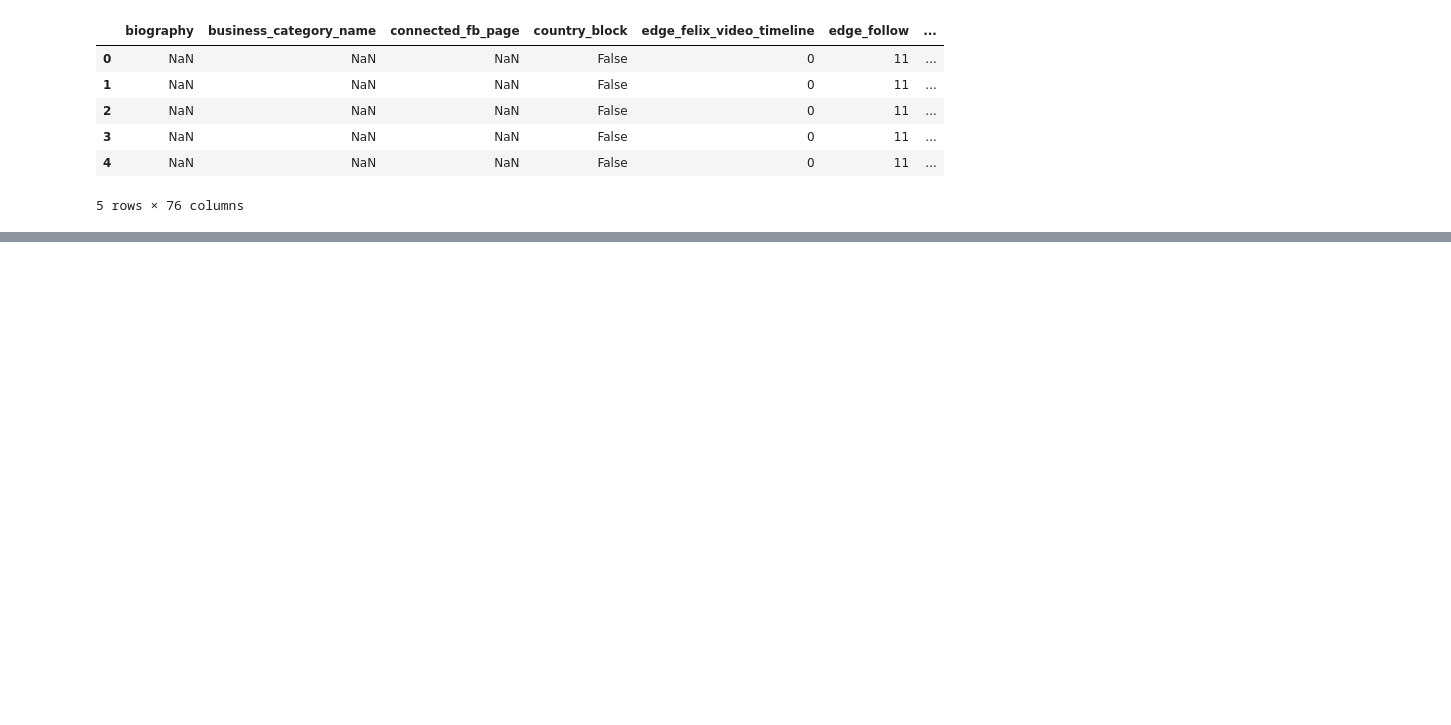
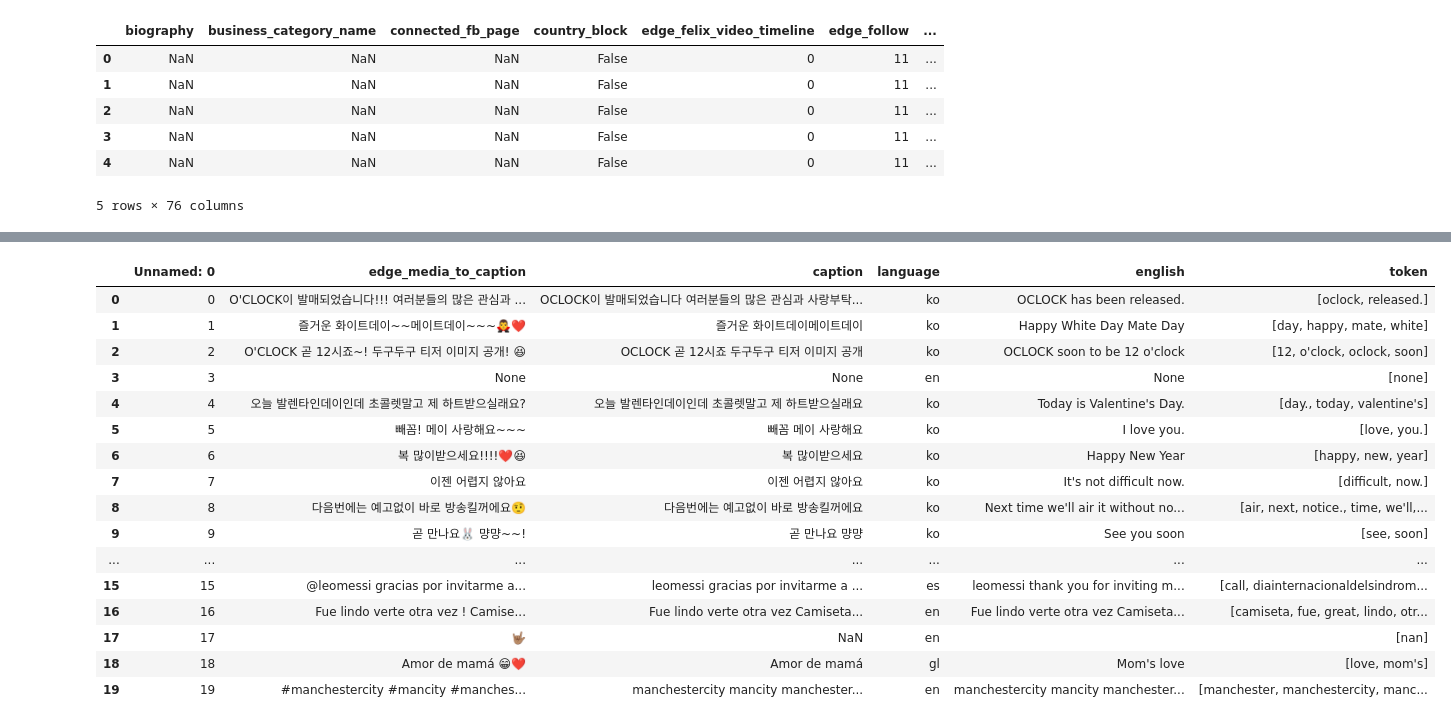
Before and after one commit to GuiZamorano/Instagram_Like_Predictor, a Jupyter notebook: Instagram_Predictor.ipynb, the cells around one changed output, grey strips where cells are left out. Cells and saved outputs as stored; diff of their text form; code cells hidden in the pictures; blank space fills up the shorter version.

```diff
--- a/Instagram_Predictor.ipynb
+++ b/Instagram_Predictor.ipynb
@@ -103,0 +349,2 @@ caption
+# %%
+caption = pd.read_csv('CleanCaptionDF.csv')
@@ -103,0 +360,56 @@ caption
+# %%
+sw = stopwords.words('english')
+np.array(sw)
+caption1['caption'] = ''
+translator = str.maketrans('', '', string.punctuation)
+stemmer= PorterStemmer()
+
+for i in range( 0, caption1['edge_media_to_caption'].size ):
+    if( (i+1)%1000 == 0 ):
+        print(str(round(i/caption1['edge_media_to_caption'].size*100))+"% done")
+    stem_result = []
+    input_str = str(caption1['edge_media_to_caption'][i]).lower() #convert to lowercase
+    #input_str = emoji_pattern.sub(r'', input_str) #remove emojis
+    #input_str = re.sub(r'#[A-Za-z0-9]+','',str(input_str)) #remove hashtags
+    #input_str = re.sub(r'@[A-Za-z0-9]+','',str(input_str)) #remove mentions
+
+    input_str = input_str.translate(translator) # remove punctuation #come back here
+    tokens = word_tokenize(input_str)
+    result = [i for i in tokens if not i in sw] # remove stop words
+    for word in result:
+        stem_result.append(stemmer.stem(word)) #get stem words
+    str1 = ' '.join(stem_result)
+    caption1['caption'][i] = input_str
+# %%
+from nltk.corpus import stopwords
+sw = stopwords.words('english')
+np.array(sw)
+def stopwords(row):
+    words = []
+    text = [word.lower()for word in str(row['english']).split() if word.lower() not in sw]
+    words.extend(text)
+    words = sorted(list(set(words)))
+    return words
+caption['token'] = caption.apply(stopwords, axis=1)
+# %%
+caption['english'] = caption['english'].replace(np.nan, '', regex=True)
+# %%
+caption.head(20)
+# %% [output]
+|  | Unnamed: 0 | edge_media_to_caption | caption | language | english | token |
+| 0 | 0 | O'CLOCK이 발매되었습니다!!! 여러분들의 많은 관심과 ... | OCLOCK이 발매되었습니다 여러분들의 많은 관심과 사랑부탁... | ko | OCLOCK has been released. | [oclock, released.] |
+| 1 | 1 | 즐거운 화이트데이~~메이트데이~~~🧛‍♂️❤️ | 즐거운 화이트데이메이트데이 | ko | Happy White Day Mate Day | [day, happy, mate, white] |
+| 2 | 2 | O'CLOCK 곧 12시죠~! 두구두구 티저 이미지 공개! 😆 | OCLOCK 곧 12시죠 두구두구 티저 이미지 공개 | ko | OCLOCK soon to be 12 o'clock | [12, o'clock, oclock, soon] |
+| 3 | 3 | None | None | en | None | [none] |
+| 4 | 4 | 오늘 발렌타인데이인데 초콜렛말고 제 하트받으실래요? | 오늘 발렌타인데이인데 초콜렛말고 제 하트받으실래요 | ko | Today is Valentine's Day. | [day., today, valentine's] |
+| 5 | 5 | 빼꼼! 메이 사랑해요~~~ | 빼꼼 메이 사랑해요 | ko | I love you. | [love, you.] |
+| 6 | 6 | 복 많이받으세요!!!!❤️😆 | 복 많이받으세요 | ko | Happy New Year | [happy, new, year] |
+| 7 | 7 | 이젠 어렵지 않아요 | 이젠 어렵지 않아요 | ko | It's not difficult now. | [difficult, now.] |
+| 8 | 8 | 다음번에는 예고없이 바로 방송킬꺼에요🤨 | 다음번에는 예고없이 바로 방송킬꺼에요 | ko | Next time we'll air it without no... | [air, next, notice., time, we'll,... |
+| 9 | 9 | 곧 만나요🐰 먕먕~~! | 곧 만나요 먕먕 | ko | See you soon | [see, soon] |
+| ... | ... | ... | ... | ... | ... | ... |
+| 15 | 15 | @leomessi gracias por invitarme a... | leomessi gracias por invitarme a ... | es | leomessi thank you for inviting m... | [call, diainternacionaldelsindrom... |
+| 16 | 16 | Fue lindo verte otra vez ! Camise... | Fue lindo verte otra vez Camiseta... | en | Fue lindo verte otra vez Camiseta... | [camiseta, fue, great, lindo, otr... |
+| 17 | 17 | 🤟🏽 | NaN | en |  | [nan] |
+| 18 | 18 | Amor de mamá 😁❤️ | Amor de mamá | gl | Mom's love | [love, mom's] |
+| 19 | 19 | #manchestercity #mancity #manches... | manchestercity mancity manchester... | en | manchestercity mancity manchester... | [manchester, manchestercity, manc... |
```
Also changed, not shown: parts of 48 cells of this notebook, 3 other files.
